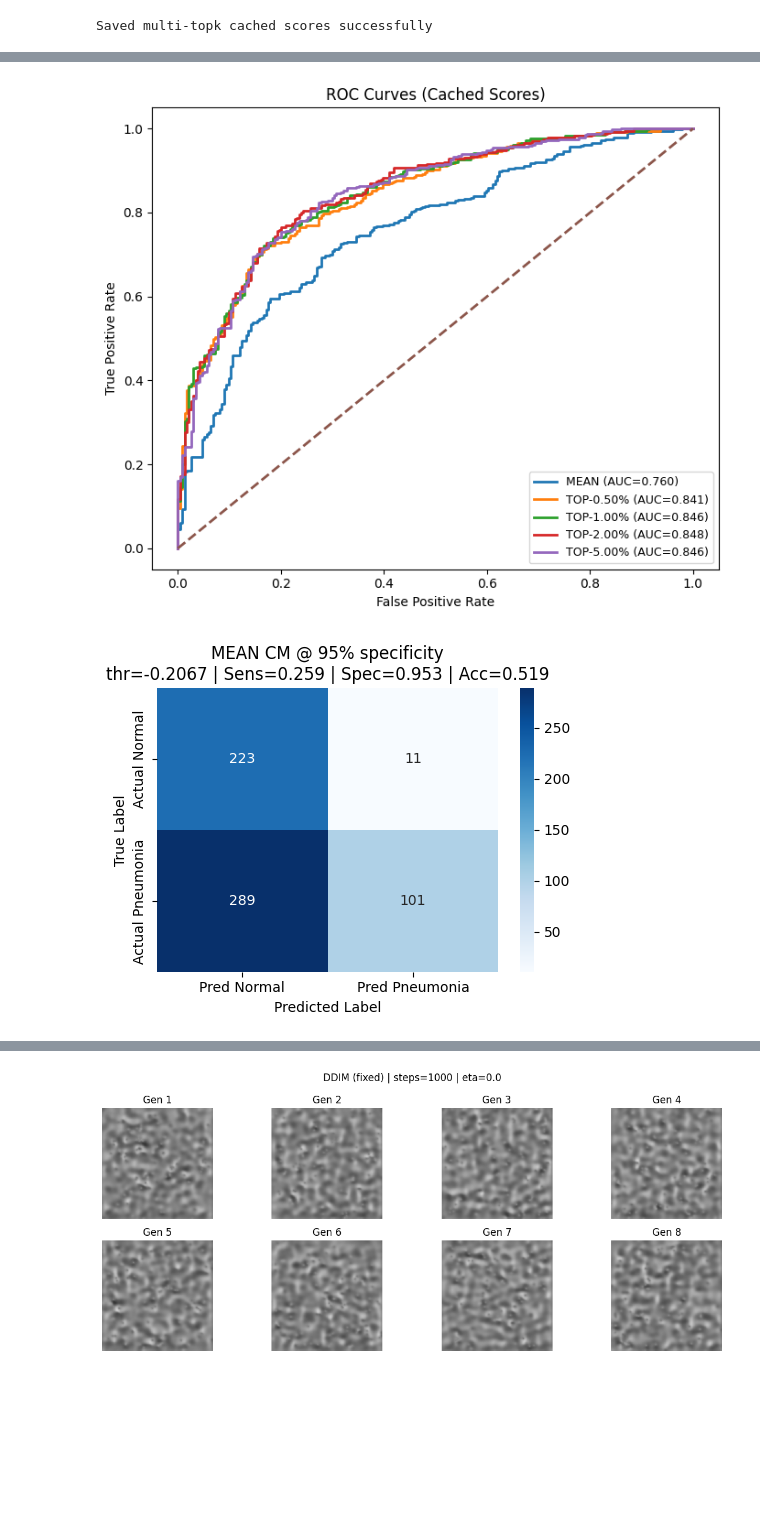
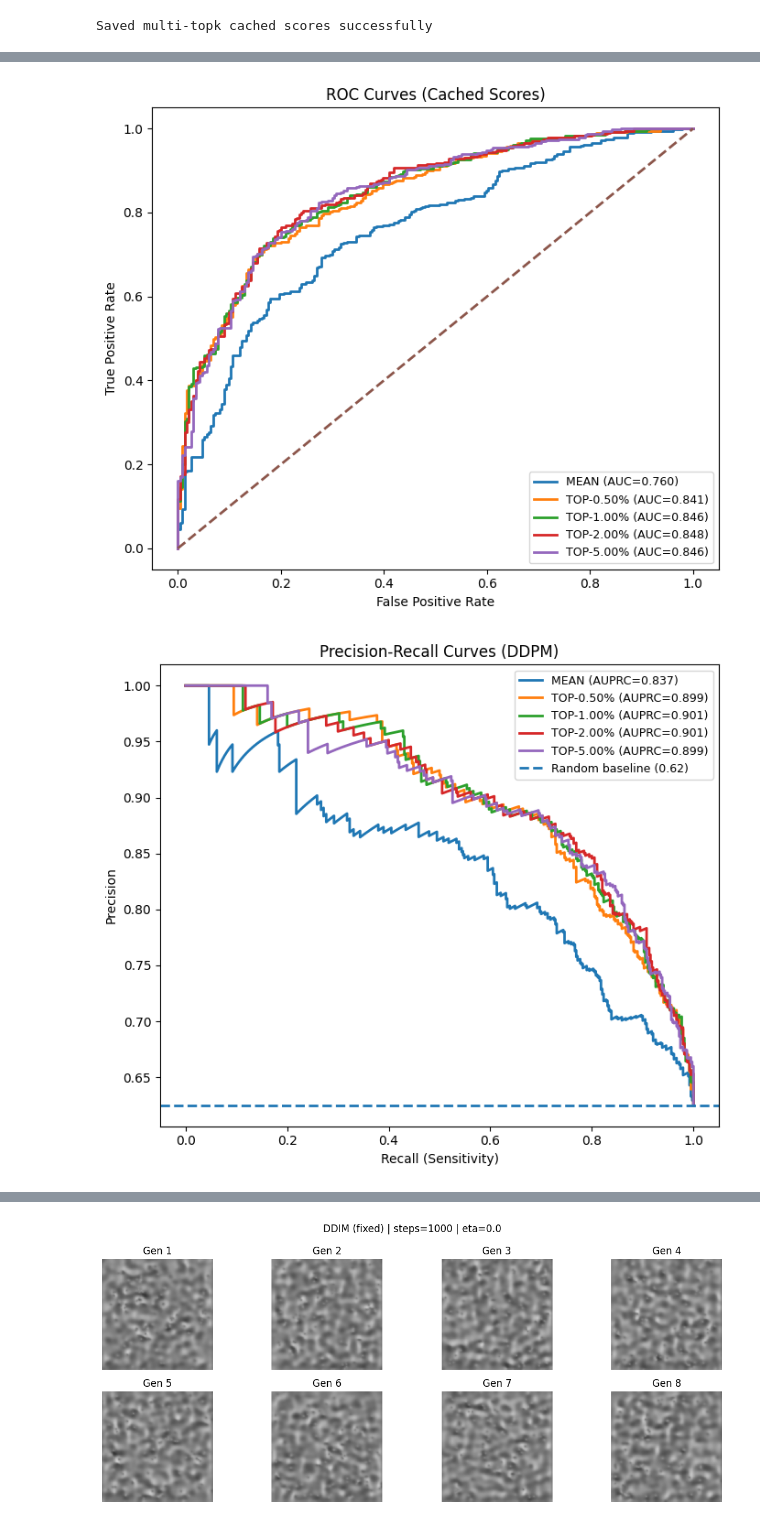
Before and after one commit to MPSVIRAJ/pneumonia-diffusion-anomaly-detection, a Jupyter notebook: pneumonia_diffusion_anomaly_detection_ddpm_ddim_V2.1.ipynb, the cells around one changed output, grey strips where cells are left out. Cells and saved outputs as stored; diff of their text form; code cells hidden in the pictures; blank space fills up the shorter version.

Commit message:
feat (notebook): Update markdowns and organize prining results for analysis. Add AUPRC curves and stats about each methods

```diff
--- a/pneumonia_diffusion_anomaly_detection_ddpm_ddim_V2.1.ipynb
+++ b/pneumonia_diffusion_anomaly_detection_ddpm_ddim_V2.1.ipynb
@@ -856,10 +1007,12 @@ def cm_and_metrics(y, scores, thr):
     pred = (scores > thr).astype(int)
     cm = confusion_matrix(y, pred)
     tn, fp, fn, tp = cm.ravel()
-    spec = tn / (tn + fp + 1e-12)
-    sens = tp / (tp + fn + 1e-12)
-    acc  = (tp + tn) / (tp + tn + fp + fn + 1e-12)
-    return cm, sens, spec, acc
+    spec      = tn / (tn + fp + 1e-12)
+    sens      = tp / (tp + fn + 1e-12)
+    acc       = (tp + tn) / (tp + tn + fp + fn + 1e-12)
+    precision = tp / (tp + fp + 1e-12)
+    f1        = 2 * (precision * sens) / (precision + sens + 1e-12)
+    return cm, sens, spec, acc, precision, f1
 
 # --- Collect methods safely ----
 methods = {}
@@ -870,13 +1023,7 @@ mean_scores = data["mean"].astype(np.float32)
 # Sanity check
 if len(mean_scores) != n:
     raise ValueError(f"'mean' length {len(mean_scores)} != y length {n}")
-#methods["MEAN"] = fix_direction(y, mean_scores)
 methods["MEAN"] =  mean_scores
-
-print("\nSanity check (MEAN):")
-print("  mean normal:", float(mean_scores[y==0].mean()))
-print("  mean pneumonia:", float(mean_scores[y==1].mean()))
-print("  AUROC raw:", roc_auc_score(y, mean_scores))
 
 # 2 - TOP-K score arrays
 # Filter only keys starting with "topk_" and length == n (per-image scores)
@@ -901,30 +1048,26 @@ for k in topk_keys:
     except:
         label = k
 
-    #methods[label] = fix_direction(y, arr.astype(np.float32))
     methods[label] = arr.astype(np.float32)
     kept.append((k, label))
 
-print("\nIncluded TOP-K keys:")
-for k, label in kept:
-    print(f"  {k} -> {label}")
+# --- AUROC + AUPRC Summary Table ---
+print("\nEvaluation Summary:")
+print(f"  {'Method':<12} {'AUROC':>8} {'AUPRC':>8}")
+print(f"  {'-'*30}")
 
-if skipped:
-    print("\nSkipped keys (not per-image score arrays):")
-    for k, shape in skipped:
-        print(f"  {k}: shape={shape}")
+summary = []
+for name, scores in methods.items():
+    auroc = roc_auc_score(y, scores)
+    auprc = average_precision_score(y, scores)
+    summary.append((name, auroc, auprc))
+    print(f"  {name:<12} {auroc:>8.4f} {auprc:>8.4f}")
 
-# --- AUROC table ---
-print("\nAUROC results:")
-auroc_table = []
-for name, scores in methods.items():
-    au = roc_auc_score(y, scores)
-    auroc_table.append((name, au))
-    print(f"  {name:<10} AUROC = {au:.4f}")
+print(f"  {'-'*30}")
+best_overall = max(summary, key=lambda x: (x[1] + x[2]) / 2)
+print(f"  {'Best':<12} {best_overall[1]:>8.4f} {best_overall[2]:>8.4f}  <- {best_overall[0]}")
 
-# Identify the best method (highest AUROC)
-best_name, best_auc = max(auroc_table, key=lambda x: x[1])
-print(f"\nBest method: {best_name} (AUROC = {best_auc:.4f})")
+best_name = best_overall[0]
 
 # --- ROC plot ---
 plt.figure(figsize=(7, 6))
@@ -942,6 +1085,24 @@ plt.legend(loc="lower right", fontsize=9)
 plt.tight_layout()
 plt.show()
 
+# --- Precision-Recall Curves (DDPM) ---
+plt.figure(figsize=(7, 6))
+for name, scores in methods.items():
+    prec, rec, _ = precision_recall_curve(y, scores)
+    auprc = average_precision_score(y, scores)
+    plt.plot(rec, prec, lw=2, label=f"{name} (AUPRC={auprc:.3f})")
+
+# Baseline = random classifier at the positive class ratio
+baseline = y.sum() / len(y)
+plt.axhline(baseline, linestyle="--", lw=2, label=f"Random baseline ({baseline:.2f})")
+
+plt.xlabel("Recall (Sensitivity)")
+plt.ylabel("Precision")
+plt.title("Precision-Recall Curves (DDPM)")
+plt.legend(loc="upper right", fontsize=9)
+plt.tight_layout()
+plt.show()
+
 # --- Confusion matrices: MEAN + BEST ---
 def plot_cm(name):
     scores = methods[name]
@@ -950,7 +1111,16 @@ def plot_cm(name):
     thr = threshold_at_specificity(y, scores, target_spec=TARGET_SPEC)
 
      # Compute confusion matrix + metrics
-    cm, sens, spec, acc = cm_and_metrics(y, scores, thr)
+    cm, sens, spec, acc, precision, f1 = cm_and_metrics(y, scores, thr)
+
+    # Print full metrics report
+    print(f"\n--- {name} @ {TARGET_SPEC*100:.0f}% Specificity ---")
+    print(f"  Threshold  : {thr:.4f}")
+    print(f"  Sensitivity: {sens:.3f}  (Recall — sick cases caught)")
+    print(f"  Specificity: {spec:.3f}  (healthy cases correctly cleared)")
+    print(f"  Precision  : {precision:.3f}  (of flagged, how many truly sick)")
+    print(f"  F1 Score   : {f1:.3f}")
+    print(f"  Accuracy   : {acc:.3f}")
 
     plt.figure(figsize=(5, 4))
     sns.heatmap(
@@ -991,2 +1156,2 @@ Best method: TOP-2.00% (AUROC = 0.8482)
 [figure]
-[figure, old version]
+[figure, new version]
```
Also changed, not shown: parts of 16 cells of this notebook.
